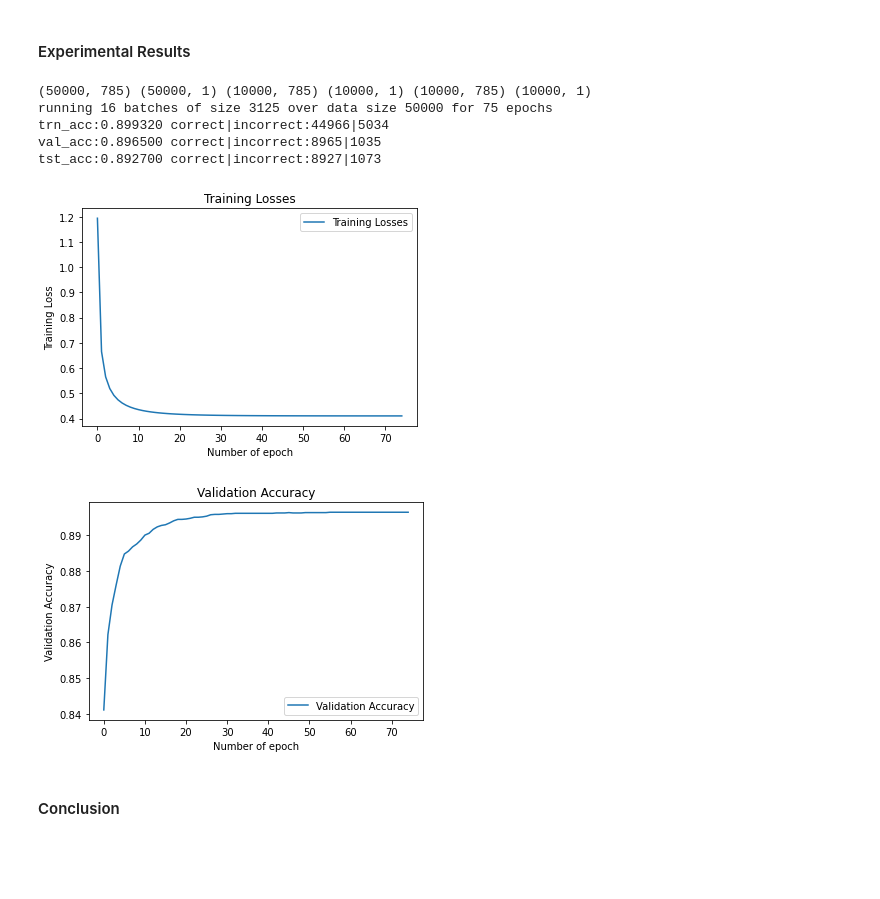
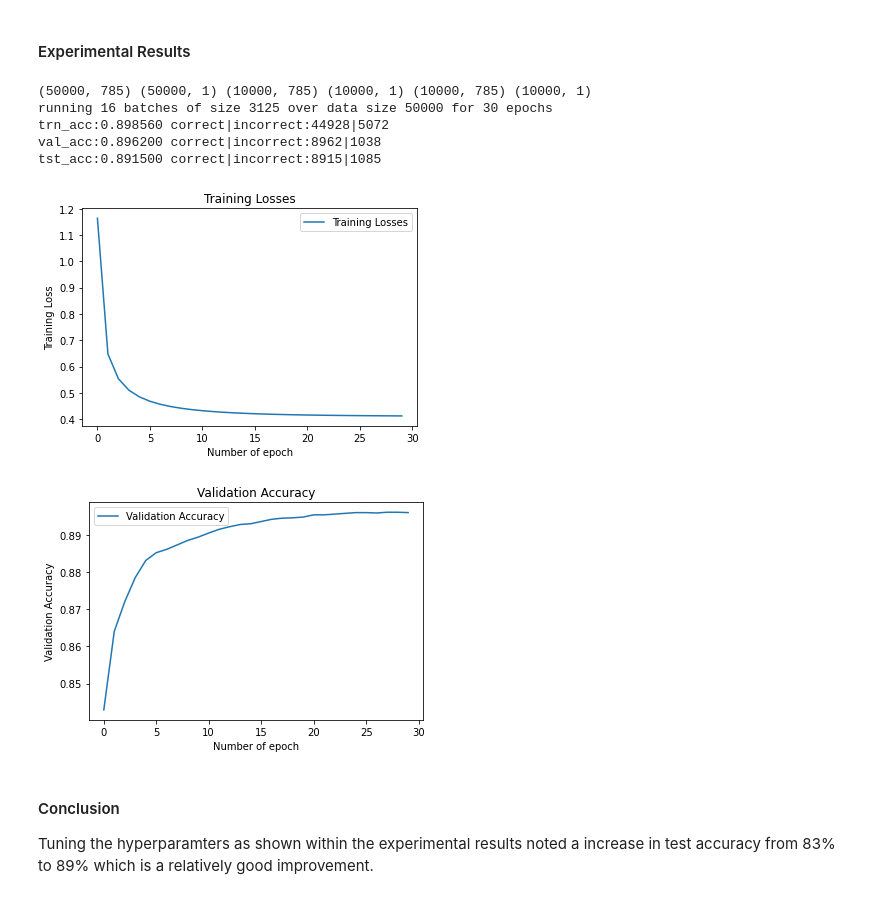
Before and after one commit to nklapste/CMPUT_466_coding_assignment_2, a Jupyter notebook: c2p1.ipynb, the cells around one changed output. Cells and saved outputs as stored; diff of their text form; code cells hidden in the pictures; blank space fills up the shorter version.

Commit message:
adding some experimental work

```diff
--- a/c2p1.ipynb
+++ b/c2p1.ipynb
@@ -353,41 +362,67 @@ print(X_train.shape, t_train.shape, X_val.shape, t_val.shape, X_test.shape, t_te
 # num_batches = 16
 # batch_size = 50000 // num_batches  # batch size
 # MaxIter = 200  # Maximum iteration
 # decay = 0.01  # weight decay
 # lam = 0.00000003  # regularization loss multiplier
 # verbose = False
 
 
 # trn_acc:0.899320 correct|incorrect:44966|5034
 # val_acc:0.896500 correct|incorrect:8965|1035
 # tst_acc:0.892700 correct|incorrect:8927|1073
 # good all round accuracy performance, good training performance with low number of iterations
-alpha = 0.37  # learning rate
+# alpha = 0.37  # learning rate
+# num_batches = 16
+# batch_size = 50000 // num_batches  # batch size
+# MaxIter = 75  # Maximum iteration
+# decay = 0.01  # weight decay
+# lam = 0.00000003  # regularization loss multiplier
+# verbose = False
+
+
+# trn_acc:0.898560 correct|incorrect:44928|5072
+# val_acc:0.896200 correct|incorrect:8962|1038
+# tst_acc:0.891500 correct|incorrect:8915|1085
+#
+# alpha = 0.4  # learning rate
+# num_batches = 16
+# batch_size = 50000 // num_batches  # batch size
+# MaxIter = 30  # Maximum iteration
+# decay = 0.01  # weight decay
+# lam = 0.000003  # regularization loss multiplier
+# verbose = False
+
+
+alpha = 0.4  # learning rate
 num_batches = 16
 batch_size = 50000 // num_batches  # batch size
-MaxIter = 75  # Maximum iteration
+MaxIter = 30  # Maximum iteration
 decay = 0.01  # weight decay
-lam = 0.00000003  # regularization loss multiplier
+lam = 0.000003  # regularization loss multiplier
 verbose = False
 
 
 epoch_best, losses_train, acc_val, acc_best, W_best = train(X_train, t_train, X_val, t_val)
 plot_training_losses(losses_train)
 plot_training_accuracy(acc_val)
 
 acc, num_correct, num_incorrect = getAccuracy(X_train, t_train, W_best)
 print(f"trn_acc:{acc:.6f} correct|incorrect:{num_correct}|{num_incorrect}")
 acc, num_correct, num_incorrect = getAccuracy(X_val, t_val, W_best)
 print(f"val_acc:{acc:.6f} correct|incorrect:{num_correct}|{num_incorrect}")
 acc, num_correct, num_incorrect = getAccuracy(X_test, t_test, W_best)
 print(f"tst_acc:{acc:.6f} correct|incorrect:{num_correct}|{num_incorrect}")
 # %% [output]
 (50000, 785) (50000, 1) (10000, 785) (10000, 1) (10000, 785) (10000, 1)
-running 16 batches of size 3125 over data size 50000 for 75 epochs
-trn_acc:0.899320 correct|incorrect:44966|5034
-val_acc:0.896500 correct|incorrect:8965|1035
-tst_acc:0.892700 correct|incorrect:8927|1073
+running 16 batches of size 3125 over data size 50000 for 30 epochs
+trn_acc:0.898560 correct|incorrect:44928|5072
+val_acc:0.896200 correct|incorrect:8962|1038
+tst_acc:0.891500 correct|incorrect:8915|1085
-[figure, old version]
+[figure, new version]
-[figure, old version]
+[figure, new version]
-# %% [markdown]
-#### Conclusion
+# %% [markdown]
+#### Conclusion
+
+
+Tuning the hyperparamters as shown within the experimental results noted a
+increase in test accuracy from 83% to 89% which is a relatively good improvement.
```
Also changed, not shown: parts of 1 cell of this notebook.
